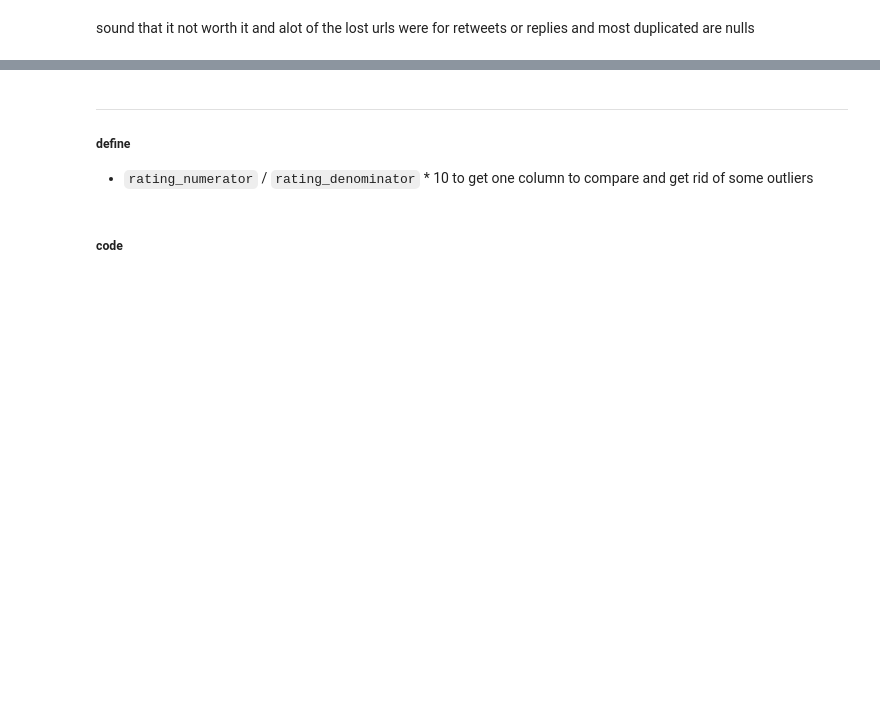
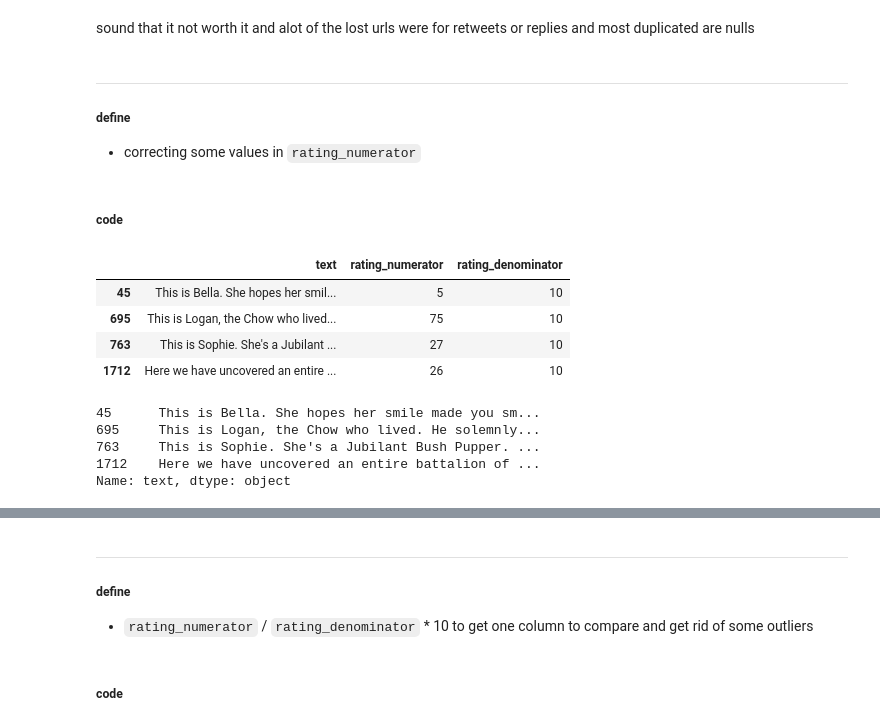
Before and after one commit to ahmed-mahmood-hanafy/wrangle_act, a Jupyter notebook: wrangle_act.ipynb, the cells around one changed output, grey strips where cells are left out. Cells and saved outputs as stored; diff of their text form; code cells hidden in the pictures; blank space fills up the shorter version.

```diff
--- a/wrangle_act.ipynb
+++ b/wrangle_act.ipynb
@@ -691,2 +812,24 @@ twitter_archive_clean[twitter_archive_clean.expanded_urls.isnull()]
 # %% [markdown]
 sound that it not worth it and alot of the lost urls were for retweets or replies and most duplicated are nulls
+# %% [markdown]
+---------------------
+##### define
+- correcting some values in `rating_numerator`
+# %% [markdown]
+##### code
+# %%
+twitter_archive_clean[twitter_archive_clean.text.str.contains(r"(\d+\.\d*\/\d+)")][['text', 'rating_numerator','rating_denominator']]
+# %% [output]
+|  | text | rating_numerator | rating_denominator |
+| 45 | This is Bella. She hopes her smil... | 5 | 10 |
+| 695 | This is Logan, the Chow who lived... | 75 | 10 |
+| 763 | This is Sophie. She's a Jubilant ... | 27 | 10 |
+| 1712 | Here we have uncovered an entire ... | 26 | 10 |
+# %%
+twitter_archive_clean[twitter_archive_clean.text.str.contains(r"(\d+\.\d*\/\d+)")]['text']
+# %% [output]
+45      This is Bella. She hopes her smile made you sm...
+695     This is Logan, the Chow who lived. He solemnly...
+763     This is Sophie. She's a Jubilant Bush Pupper. ...
+1712    Here we have uncovered an entire battalion of ...
+Name: text, dtype: object
```
Also changed, not shown: parts of 69 cells of this notebook, 11 other files.
